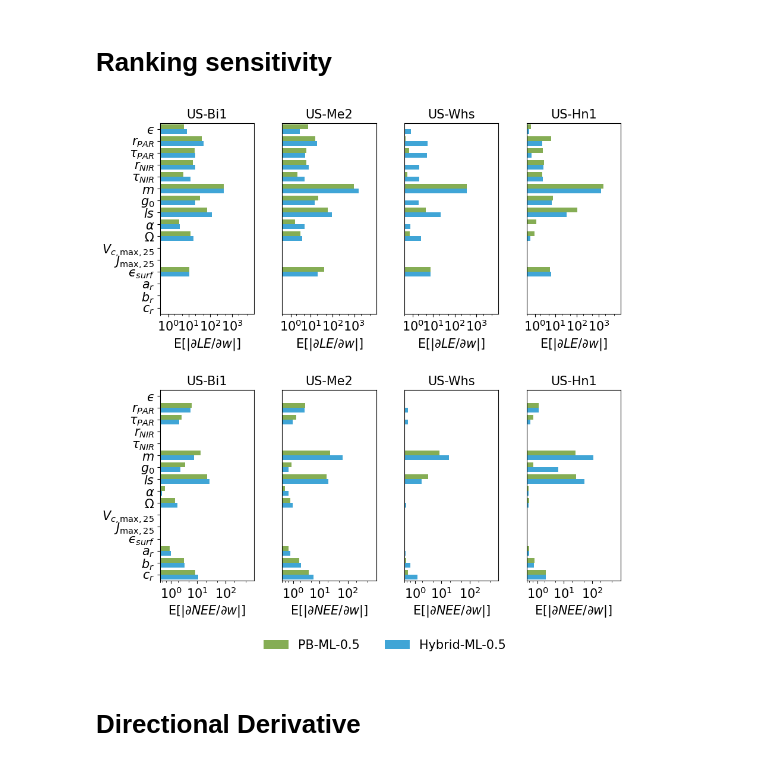
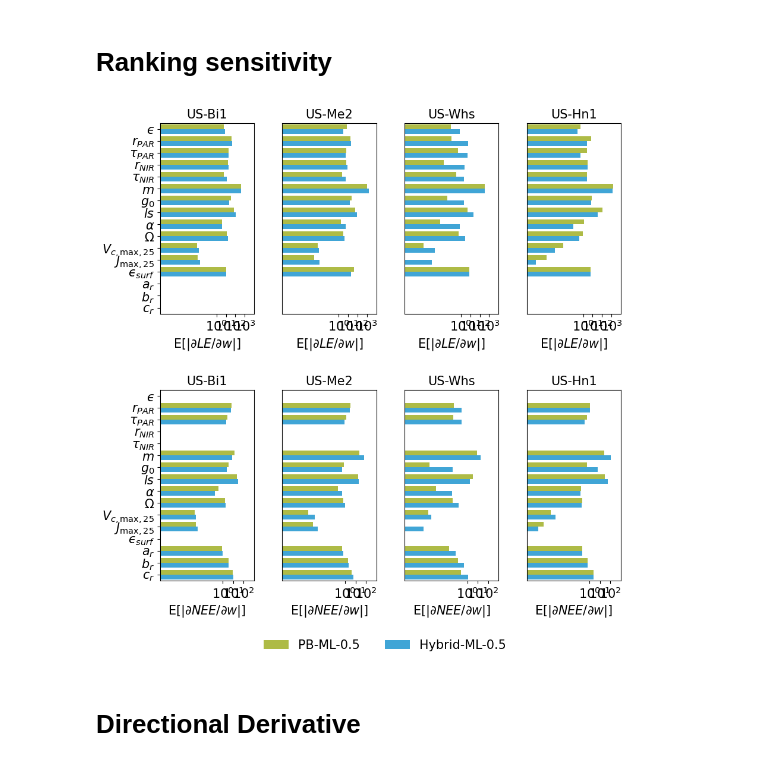
Before and after one commit to pnnl/JAX-CanVeg, a Jupyter notebook: examples/SensitivityAnalysis.ipynb, the cells around one changed output. Drawn from its saved outputs; the diff is of its cells as text; code cells hidden in the pictures.

```diff
--- a/examples/SensitivityAnalysis.ipynb
+++ b/examples/SensitivityAnalysis.ipynb
@@ -67,6 +67,11 @@ subpara_labels = [
 ]
 varn_set = ["LE", "NEE"]
 
+colors = {
+    "PB": '#bdcf32', "Hybrid": '#27aeef',
+    "DNN": '#87bc45', "Obs": "black"
+}
+
 # Current directory
 dir_mother = Path(os.getcwd())
 # %% [markdown]
@@ -93,34 +98,34 @@ for site in sites:
 # %%
 fig, axes = plt.subplots(2, 4, figsize=(10, 10))
 for j, site in enumerate(sites):
     for i, varn in enumerate(varn_set):
         ax = axes[i, j]
         df_sa = []
         for case in ["PB-ML-0.5", "Hybrid-ML-0.5"]:
             sa = df_sa_set[site][f"{varn}:{case}"][subpara_labels].copy()
             sa[sa.abs() > 1e5] = np.nan
             sa.replace([np.inf, -np.inf], np.nan, inplace=True)
             d = sa.abs().mean()
             d = d.reset_index()
             d.columns = ["Para", "Derivative"]
             d["Case"] = case
             df_sa.append(d)
         df_sa = pd.concat(df_sa)
         # sns.barplot(df_sa, x="body_mass_g", y="island", hue="island", legend=False)
         ax = sns.barplot(df_sa, y="Para", x="Derivative", hue="Case", ax=ax,
-                    palette=['#87bc45', '#27aeef'], legend="full" if i==len(varn_set)-1 and j==len(sites)-1 else False)
+                    palette=[colors['PB'], colors['Hybrid']], legend="full" if i==len(varn_set)-1 and j==len(sites)-1 else False)
         ax.set(ylabel="", xlabel=f"E[|$\partial {varn}/ \partial w$|]", title=f"{site}",
-               xscale='asinh', xlim=[1e-6,1e4] if varn=='LE' else [1e-6,1e3],
+               xscale='log', xlim=[1e-6,1e4] if varn=='LE' else [1e-6,1e3],
                xticks=[1e0,1e1,1e2,1e3] if varn=='LE' else [1e0,1e1,1e2])
         if i==len(varn_set)-1 and j==len(sites)-1:
             handles, labels = ax.get_legend_handles_labels()
             ax.legend(handles, labels, ncols=2, frameon=False, bbox_to_anchor=(-.1, -0.25), title="")
         if j != 0:
             ax.set_yticks([]);
 
 plt.subplots_adjust(hspace=0.4, wspace=0.3)
 # %% [output]
-[figure, old version]
+[figure, new version]
 # %% [markdown]
 # Directional Derivative
 # %%
```
Also changed, not shown: 3 other files.
